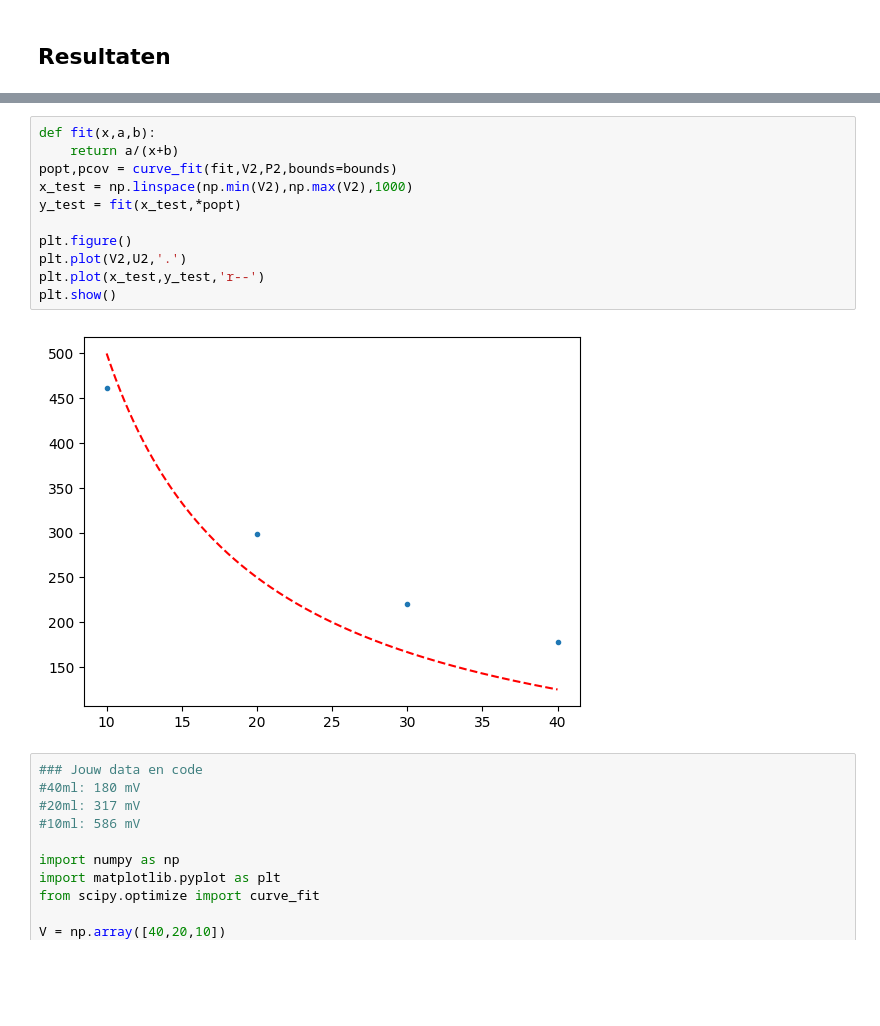
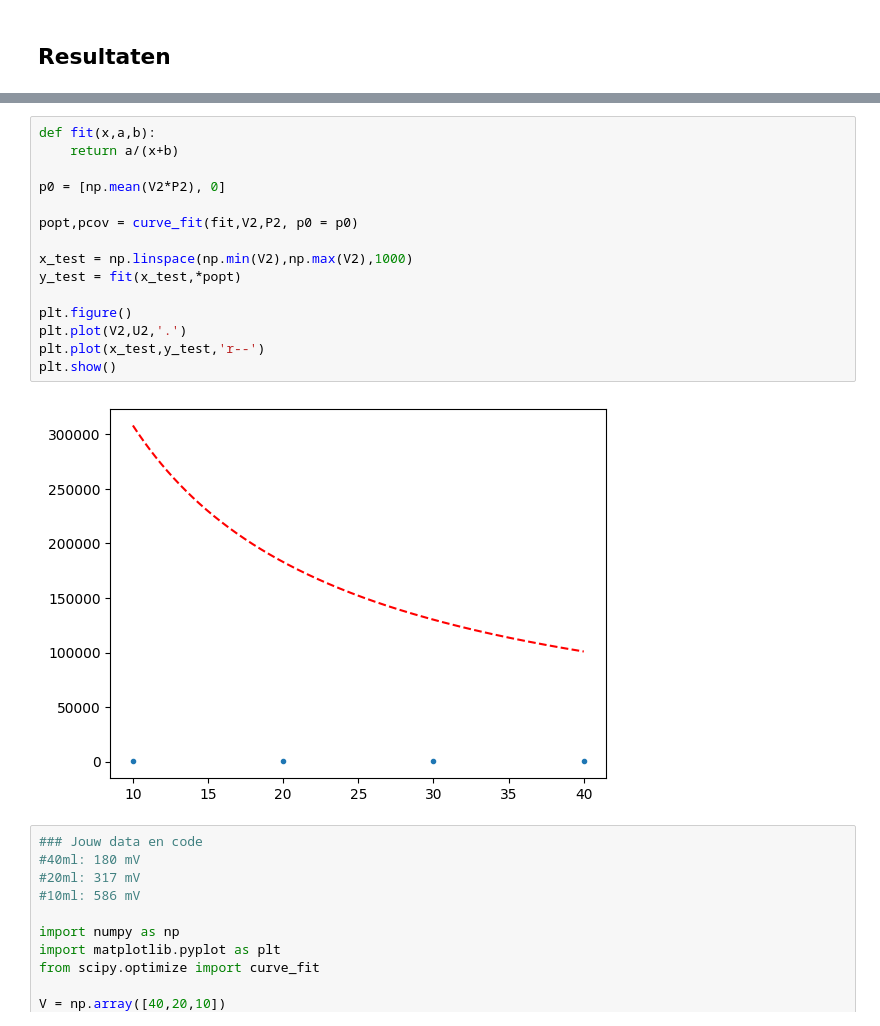
Before and after one commit to Toomab/warme-dynamica, a Jupyter notebook: Content/Labs/druksensorijken.ipynb, the cells around one changed output, grey strips where cells are left out. Cells and saved outputs as stored; diff of their text form; blank space fills up the shorter version.

```diff
--- a/Content/Labs/druksensorijken.ipynb
+++ b/Content/Labs/druksensorijken.ipynb
@@ -106,16 +108,20 @@ P2 = fit2(U2,*popt3)
 # %%
 def fit(x,a,b):
     return a/(x+b)
-popt,pcov = curve_fit(fit,V2,P2,bounds=bounds)
+
+p0 = [np.mean(V2*P2), 0]
+
+popt,pcov = curve_fit(fit,V2,P2, p0 = p0)
+
 x_test = np.linspace(np.min(V2),np.max(V2),1000)
 y_test = fit(x_test,*popt)
 
 plt.figure()
 plt.plot(V2,U2,'.')
 plt.plot(x_test,y_test,'r--')
 plt.show()
 # %% [output]
-[figure, old version]
+[figure, new version]
 # %%
 ### Jouw data en code
 #40ml: 180 mV
```
Also changed, not shown: parts of 1 cell of this notebook, 1 other file.
